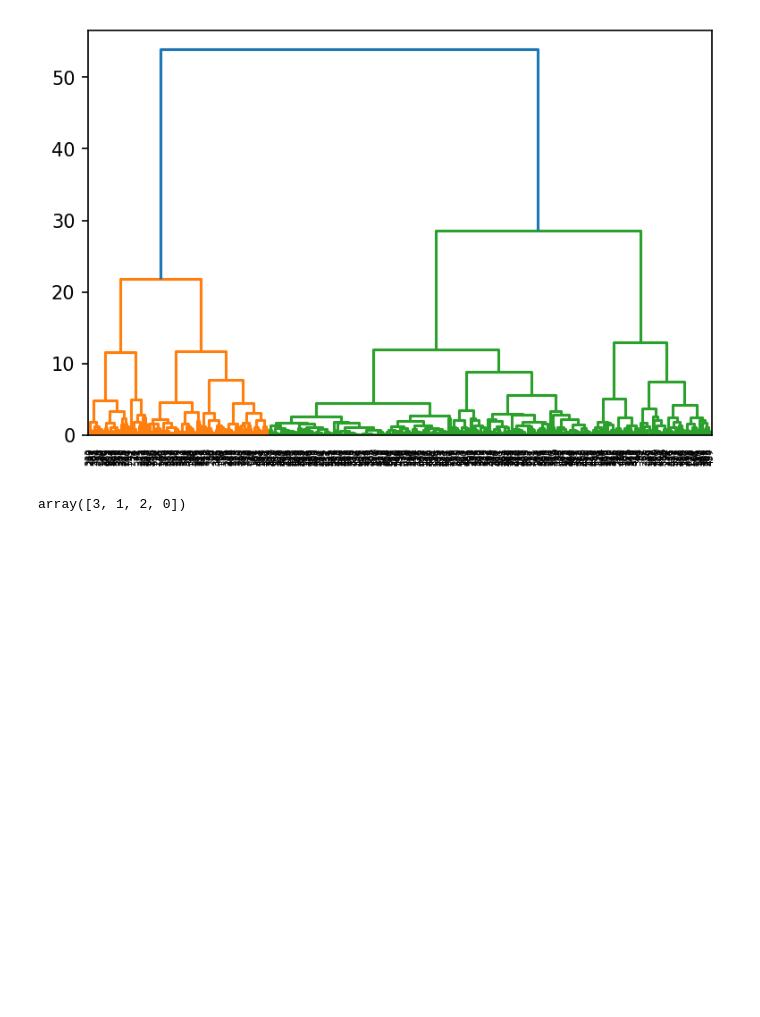
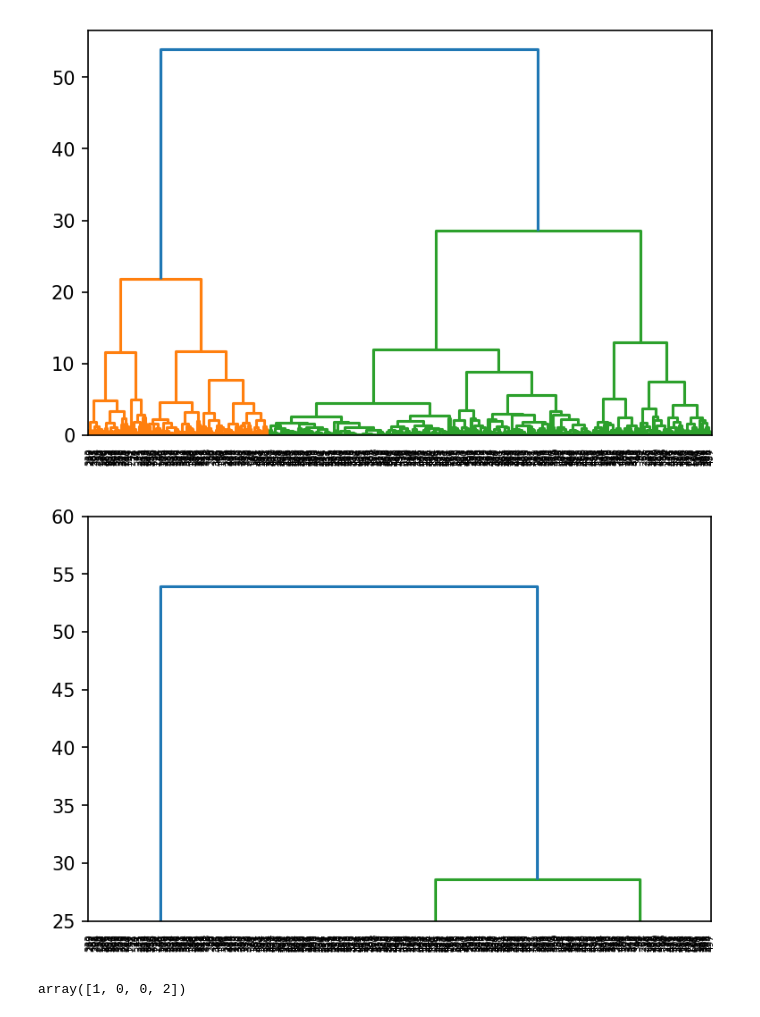
Before and after one commit to kdh-yu/hyu_DSF, a Jupyter notebook: Codes/HW7 Code.ipynb, the cells around one changed output. Drawn from its saved outputs; the diff is of its cells as text; code cells hidden in the pictures; blank space fills up the shorter version.

```diff
--- a/Codes/HW7 Code.ipynb
+++ b/Codes/HW7 Code.ipynb
@@ -186,12 +204,17 @@ dendrogram = sch.dendrogram(clustered_data)
 # plt.savefig("dendrogram.jpg")
 # %% [output]
 [figure]
+# %%
+clustered_data  = sch.linkage(data_X, method  = "average")
+dendrogram = sch.dendrogram(clustered_data)
+plt.ylim(25,60)
+# plt.savefig("dendrogram_slice.jpg")
+# %% [output]
+[figure, added]
 # %%
 #### To predict
-
-
-cluster = AgglomerativeClustering(n_clusters=4, affinity='euclidean', linkage='average')
+cluster = AgglomerativeClustering(n_clusters=3, affinity='euclidean', linkage='average')
 #cluster.fit_predict(X)
 cluster.fit_predict(np.array([[-1, 8], [-1, 2], [1, 4], [2, 1]]))
 # %% [output]
-array([3, 1, 2, 0])
+array([1, 0, 0, 2])
```
Also changed, not shown: parts of 6 cells of this notebook, 6 other files.
